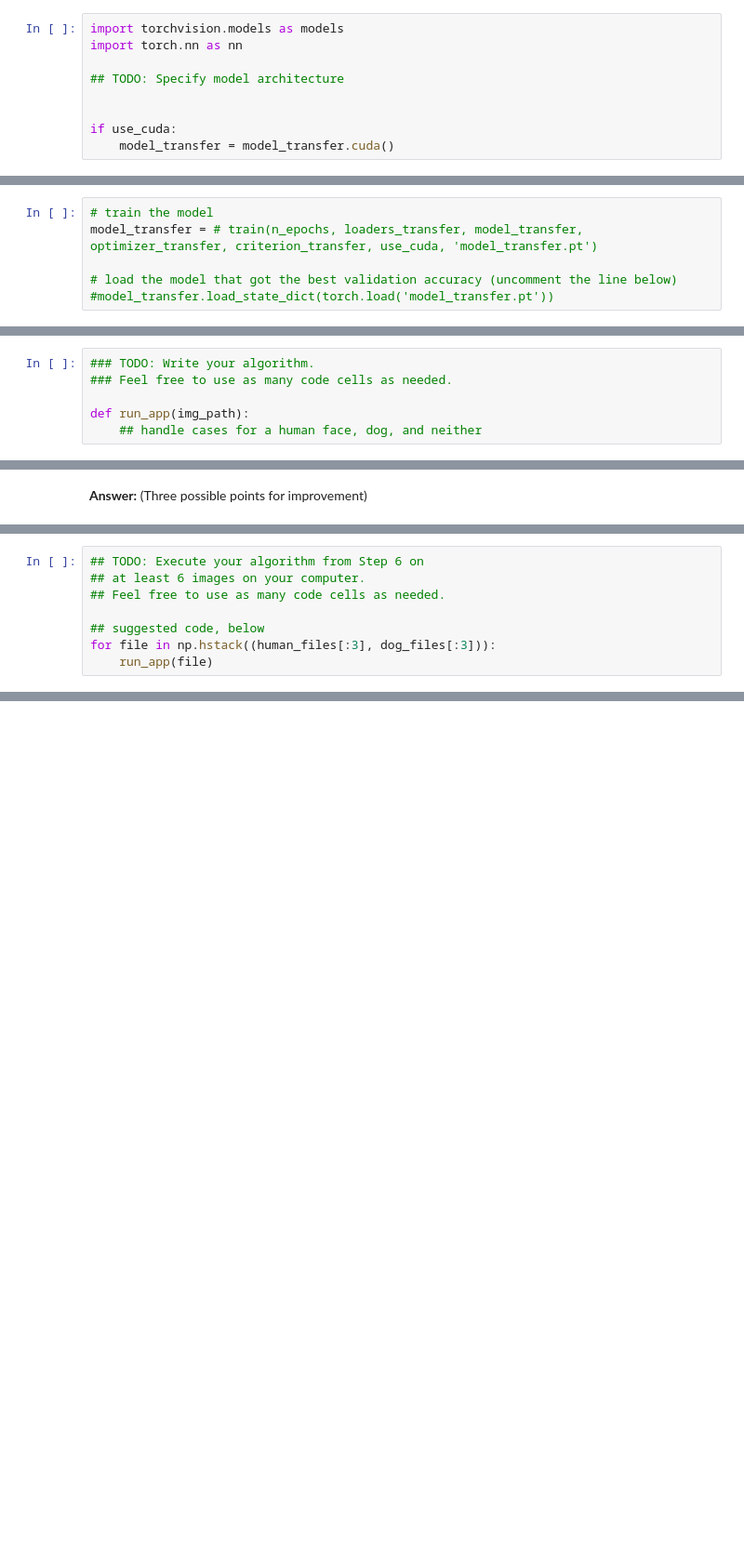
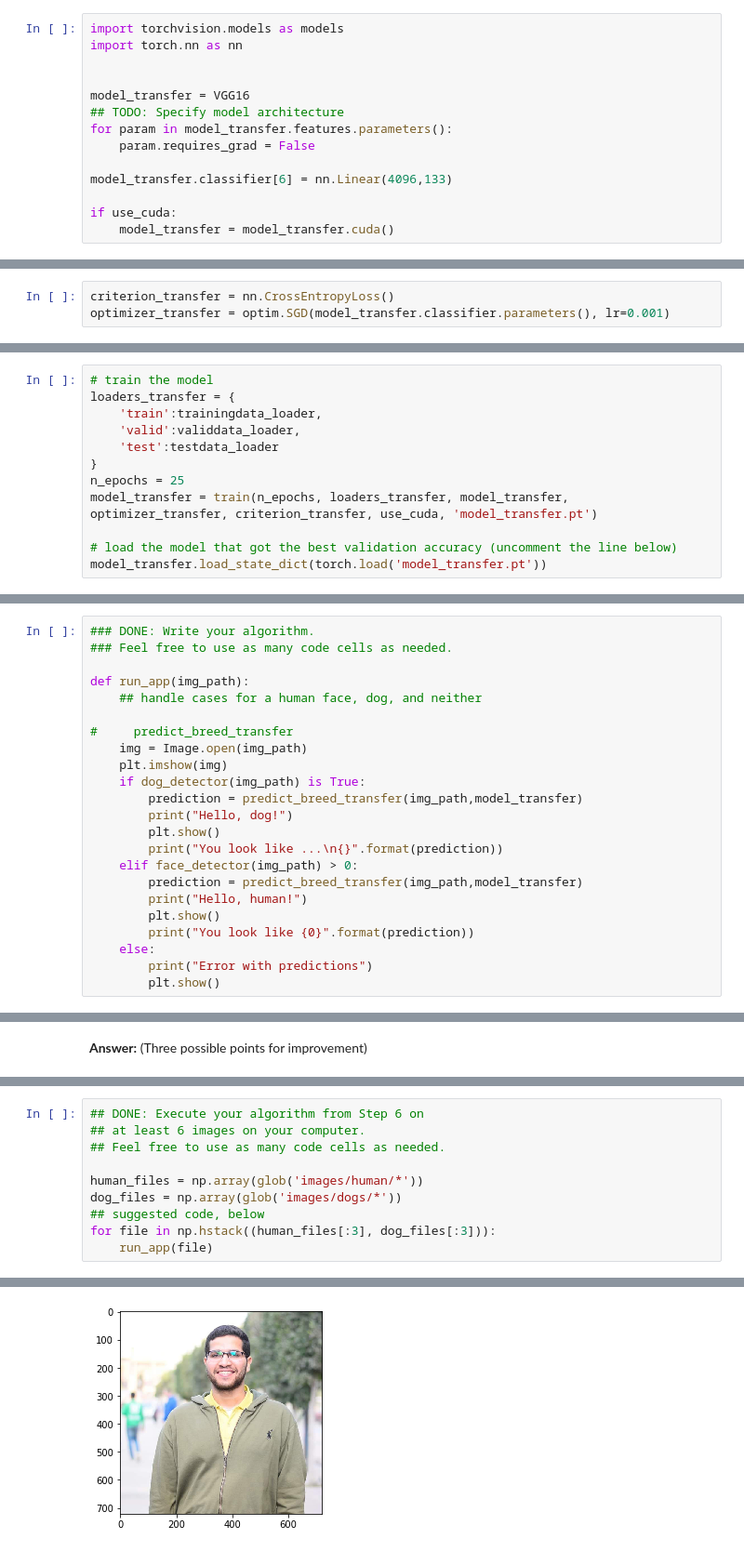
Before and after one commit to Mostafa-ashraf19/CNN_Dog_Breed_Classifier, a Jupyter notebook: dog_app.ipynb, the cells around one changed output, grey strips where cells are left out. Shown at 93% size. Cells and saved outputs as stored; diff of their text form; blank space fills up the shorter version.

Commit message:
VGG16 transfer learning support

```diff
--- a/dog_app.ipynb
+++ b/dog_app.ipynb
@@ -734,8 +845,13 @@ Use transfer learning to create a CNN to classify dog breed.  Use the code cell
 import torchvision.models as models
 import torch.nn as nn
 
+
+model_transfer = VGG16
 ## TODO: Specify model architecture
+for param in model_transfer.features.parameters():
+    param.requires_grad = False
 
+model_transfer.classifier[6] = nn.Linear(4096,133)
 
 if use_cuda:
     model_transfer = model_transfer.cuda()
@@ -753,10 +866,19 @@ optimizer_transfer = None
+# %%
+criterion_transfer = nn.CrossEntropyLoss()
+optimizer_transfer = optim.SGD(model_transfer.classifier.parameters(), lr=0.001)
 # %% [markdown]
 ### (IMPLEMENTATION) Train and Validate the Model
 
 Train and validate your model in the code cell below.  [Save the final model parameters](http://pytorch.org/docs/master/notes/serialization.html) at filepath `'model_transfer.pt'`.
 # %%
 # train the model
-model_transfer = # train(n_epochs, loaders_transfer, model_transfer, optimizer_transfer, criterion_transfer, use_cuda, 'model_transfer.pt')
+loaders_transfer = {
+    'train':trainingdata_loader,
+    'valid':validdata_loader,
+    'test':testdata_loader
+}
+n_epochs = 25
+model_transfer = train(n_epochs, loaders_transfer, model_transfer, optimizer_transfer, criterion_transfer, use_cuda, 'model_transfer.pt')
 
 # load the model that got the best validation accuracy (uncomment the line below)
-#model_transfer.load_state_dict(torch.load('model_transfer.pt'))
+model_transfer.load_state_dict(torch.load('model_transfer.pt'))
@@ -799,11 +971,28 @@ Some sample output for our algorithm is provided below, but feel free to design
 
 ### (IMPLEMENTATION) Write your Algorithm
 # %%
-### TODO: Write your algorithm.
+### DONE: Write your algorithm.
 ### Feel free to use as many code cells as needed.
 
 def run_app(img_path):
     ## handle cases for a human face, dog, and neither
+
+#     predict_breed_transfer
+    img = Image.open(img_path)
+    plt.imshow(img)
+    if dog_detector(img_path) is True:
+        prediction = predict_breed_transfer(img_path,model_transfer)
+        print("Hello, dog!")
+        plt.show()
+        print("You look like ...\n{}".format(prediction))
+    elif face_detector(img_path) > 0:
+        prediction = predict_breed_transfer(img_path,model_transfer)
+        print("Hello, human!")
+        plt.show()
+        print("You look like {0}".format(prediction))
+    else:
+        print("Error with predictions")
+        plt.show()
 # %% [markdown]
 ---
 <a id='step6'></a>
@@ -821,8 +1020,11 @@ __Answer:__ (Three possible points for improvement)
 # %%
-## TODO: Execute your algorithm from Step 6 on
+## DONE: Execute your algorithm from Step 6 on
 ## at least 6 images on your computer.
 ## Feel free to use as many code cells as needed.
 
+human_files = np.array(glob('images/human/*'))
+dog_files = np.array(glob('images/dogs/*'))
 ## suggested code, below
 for file in np.hstack((human_files[:3], dog_files[:3])):
     run_app(file)
+# %% [output]
@@ -828,0 +1032 @@ for file in np.hstack((human_files[:3], dog_files[:3])):
+[figure, added]
```
Also changed, not shown: parts of 26 cells of this notebook.
